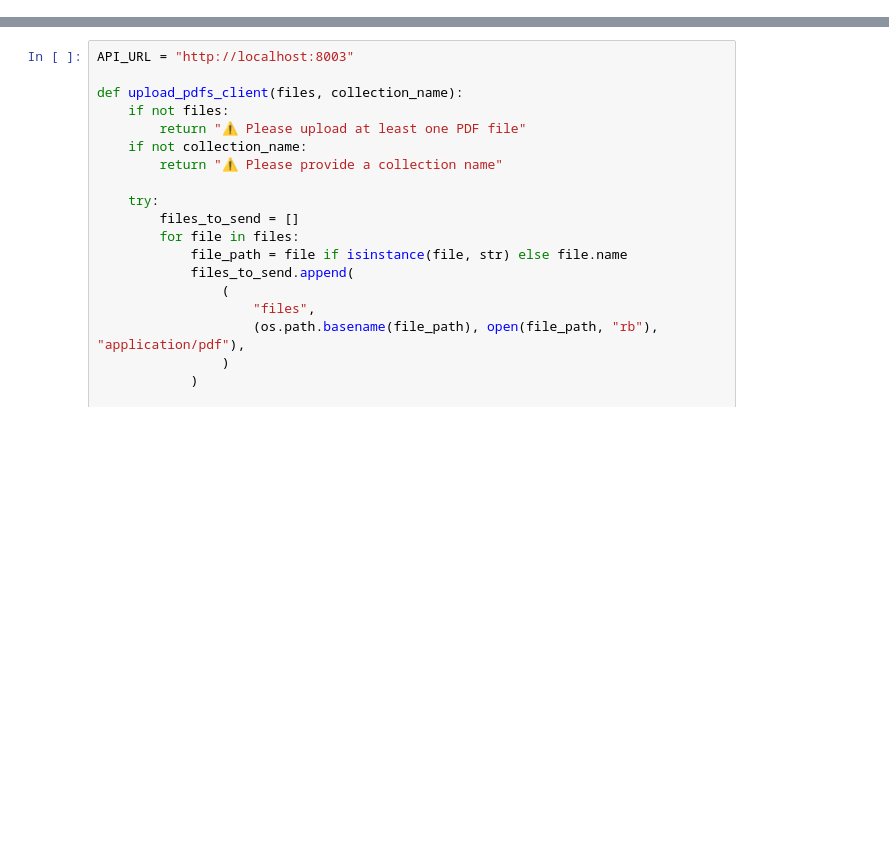
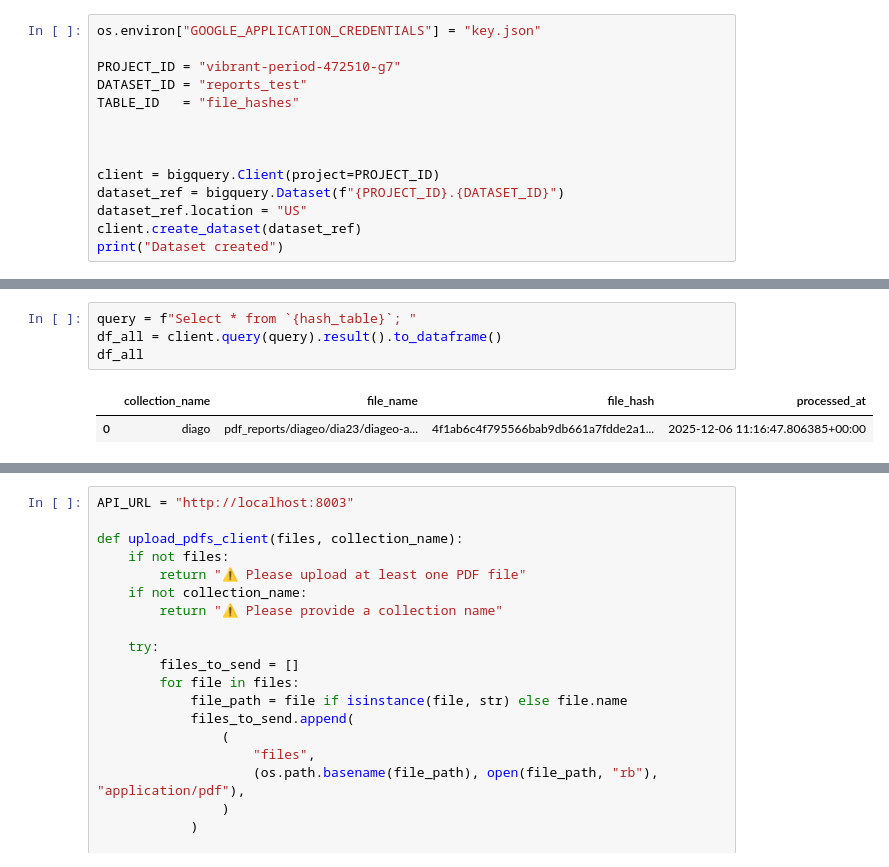
Before and after one commit to ElizabethSeth/pdf_alcohol, a Jupyter notebook: testing_api.ipynb, the cells around one changed output, grey strips where cells are left out. Saved outputs shown, nothing was run; the diff lists cells and outputs as text; blank space fills up the shorter version.

Commit message:
bigquery

```diff
--- a/testing_api.ipynb
+++ b/testing_api.ipynb
@@ -23,0 +45,14 @@ resp.text
+# %%
+os.environ["GOOGLE_APPLICATION_CREDENTIALS"] = "key.json"
+
+PROJECT_ID = "vibrant-period-472510-g7"
+DATASET_ID = "reports_test"
+TABLE_ID   = "file_hashes"
+
+
+
+client = bigquery.Client(project=PROJECT_ID)
+dataset_ref = bigquery.Dataset(f"{PROJECT_ID}.{DATASET_ID}")
+dataset_ref.location = "US"
+client.create_dataset(dataset_ref)
+print("Dataset created")
@@ -23,0 +182,7 @@ resp.text
+# %%
+query = f"Select * from `{hash_table}`; "
+df_all = client.query(query).result().to_dataframe()
+df_all
+# %% [output]
+|  | collection_name | file_name | file_hash | processed_at |
+| 0 | diago | pdf_reports/diageo/dia23/diageo-a... | 4f1ab6c4f795566bab9db661a7fdde2a1... | 2025-12-06 11:16:47.806385+00:00 |
```
Also changed, not shown: parts of 25 cells of this notebook, 4 other files.
